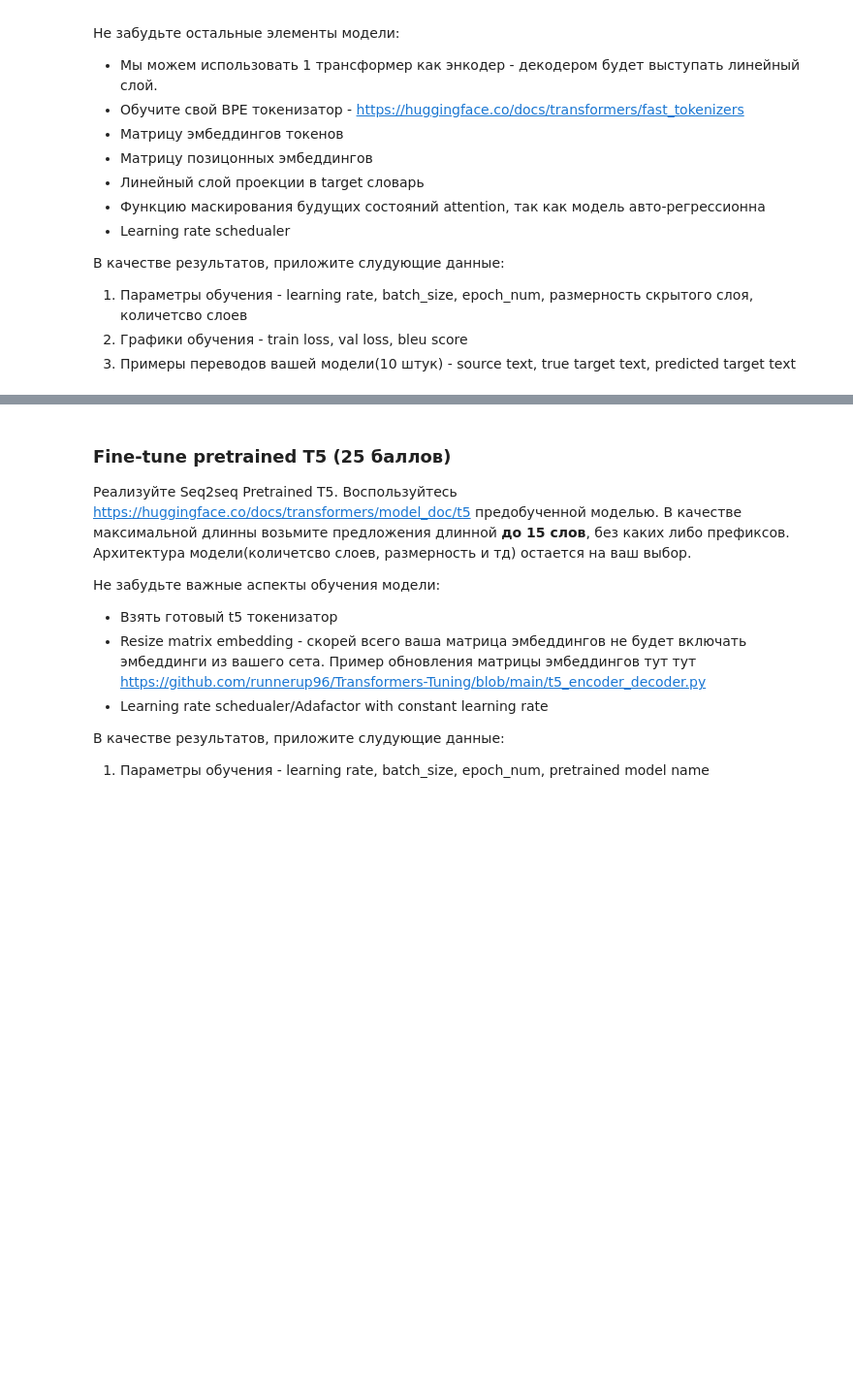
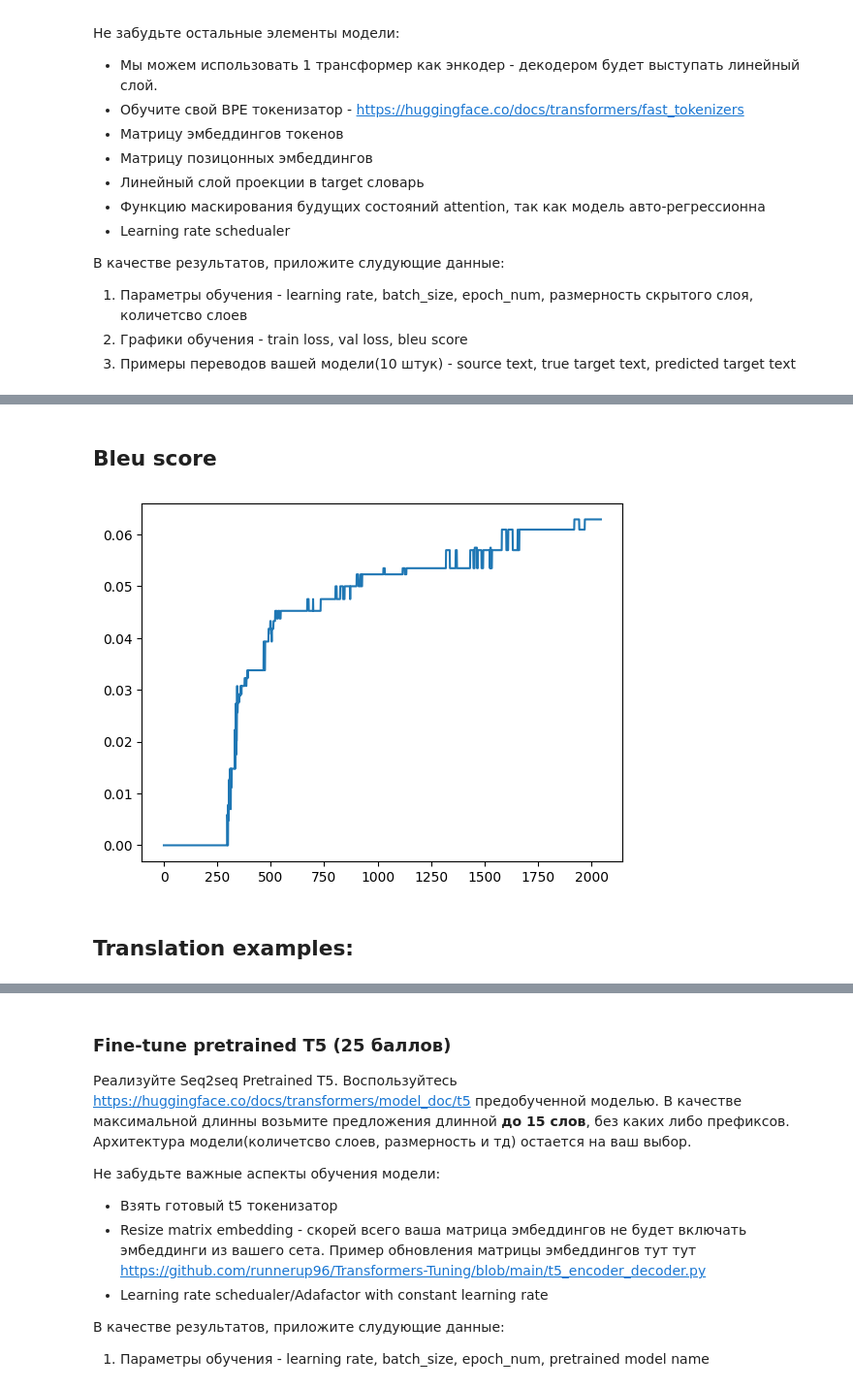
Before and after one commit to Fakazuma/HW3, a Jupyter notebook: Transfomers training.ipynb, the cells around one changed output, grey strips where cells are left out. Shown at 97% size. Saved outputs shown, nothing was run; the diff lists cells and outputs as text; code cells hidden in the pictures; blank space fills up the shorter version.

```diff
--- a/Transfomers training.ipynb
+++ b/Transfomers training.ipynb
@@ -50,0 +94,8 @@ epoch_num =
+# %% [markdown]
+## Bleu score
+# %%
+plt.plot(steps, bleu_score);
+# %% [output]
+[figure, added]
+# %% [markdown]
+## Translation examples:
```
Also changed, not shown: parts of 12 cells of this notebook, 10 other files.
